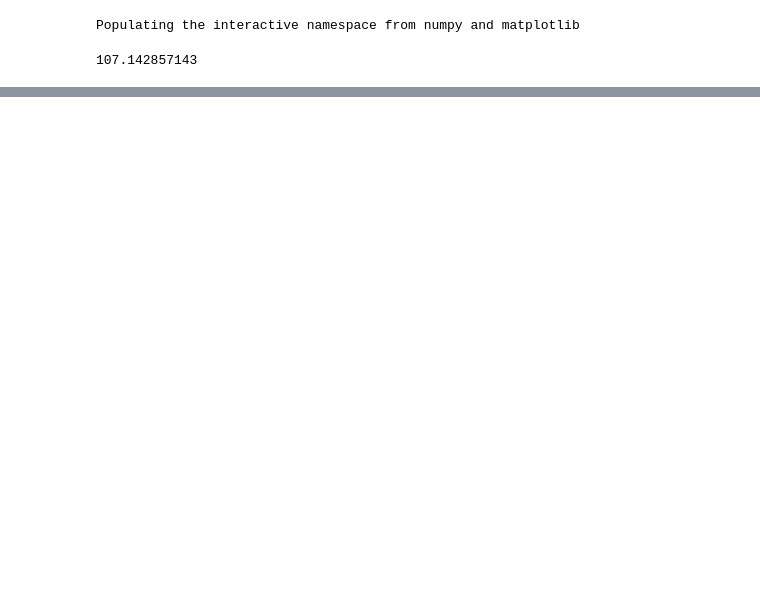
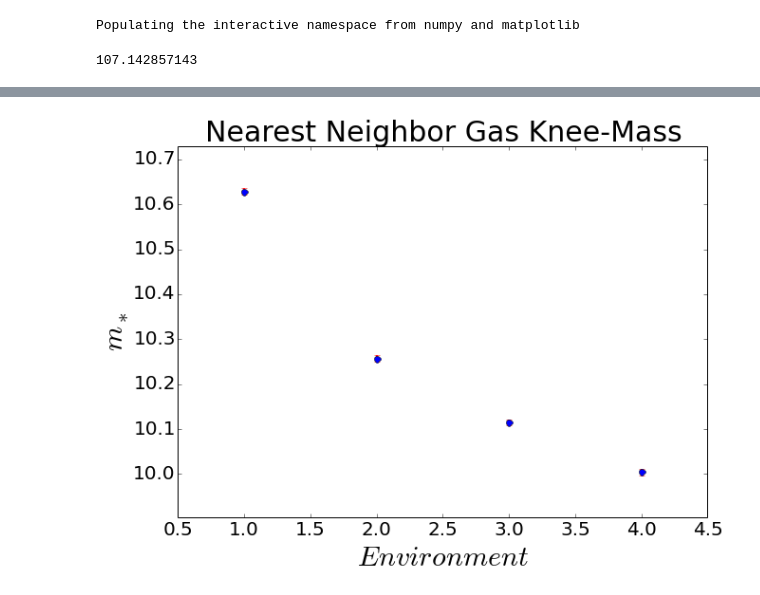
Before and after one commit to jdprada1760/Cornell_Summer, a Jupyter notebook: Illustris_Run/Code/MCMCfits.ipynb, the cells around one changed output, grey strips where cells are left out. Cells and saved outputs as stored; diff of their text form; code cells hidden in the pictures; blank space fills up the shorter version.

```diff
--- a/Illustris_Run/Code/MCMCfits.ipynb
+++ b/Illustris_Run/Code/MCMCfits.ipynb
@@ -302,0 +318,4 @@ ValueError: operands could not be broadcast together with shapes (4,2) (4,)
+# %%
+graph(ms,dms,0.1,r"$m_*$","Nearest Neighbor Gas Knee-Mass","Quartiles_knee_mass_gas")
+# %% [output]
+[figure, added]
```
Also changed, not shown: parts of 8 cells of this notebook, 1 other file.
